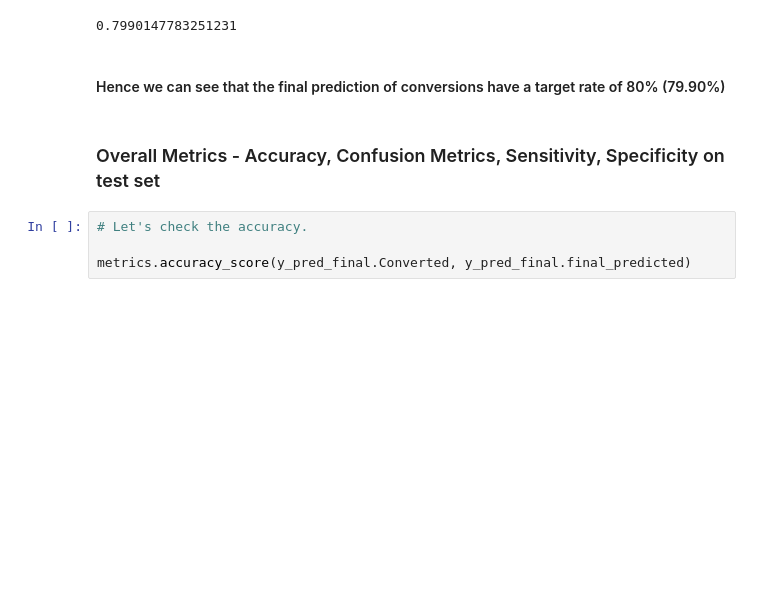
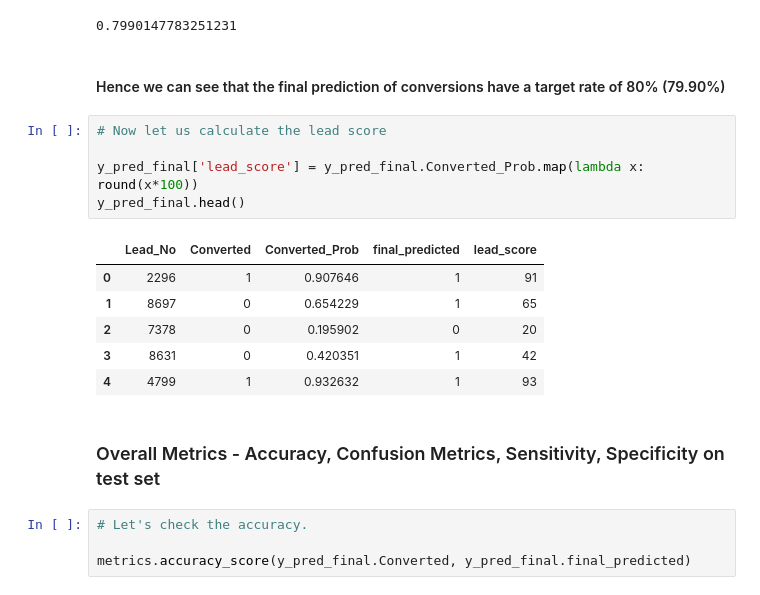
Before and after one commit to yuvarajgb/Lead_Score_Case_Study, a Jupyter notebook: Lead Scoring Case Study.ipynb, the cells around one changed output. Saved outputs shown, nothing was run; the diff lists cells and outputs as text; blank space fills up the shorter version.

Commit message:
added lead score to python code

```diff
--- a/Lead Scoring Case Study.ipynb
+++ b/Lead Scoring Case Study.ipynb
@@ -1625,6 +1653,18 @@ Name: final_predicted, dtype: int64
 0.7990147783251231
 # %% [markdown]
 #### Hence we can see that the final prediction of conversions have a target rate of 80% (79.90%)
+# %%
+# Now let us calculate the lead score
+
+y_pred_final['lead_score'] = y_pred_final.Converted_Prob.map(lambda x: round(x*100))
+y_pred_final.head()
+# %% [output]
+|  | Lead_No | Converted | Converted_Prob | final_predicted | lead_score |
+| 0 | 2296 | 1 | 0.907646 | 1 | 91 |
+| 1 | 8697 | 0 | 0.654229 | 1 | 65 |
+| 2 | 7378 | 0 | 0.195902 | 0 | 20 |
+| 3 | 8631 | 0 | 0.420351 | 1 | 42 |
+| 4 | 4799 | 1 | 0.932632 | 1 | 93 |
 # %% [markdown]
 ### Overall Metrics - Accuracy, Confusion Metrics, Sensitivity, Specificity on test set
 # %%
```
Also changed, not shown: parts of 8 cells of this notebook.
